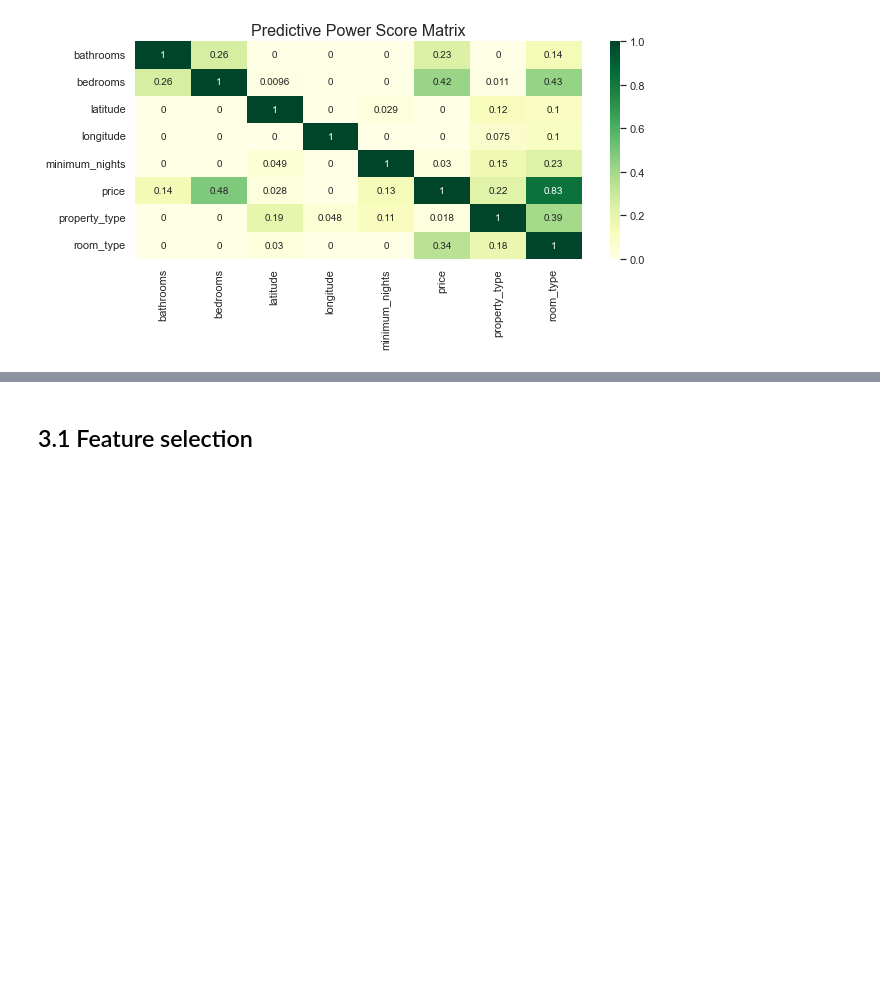
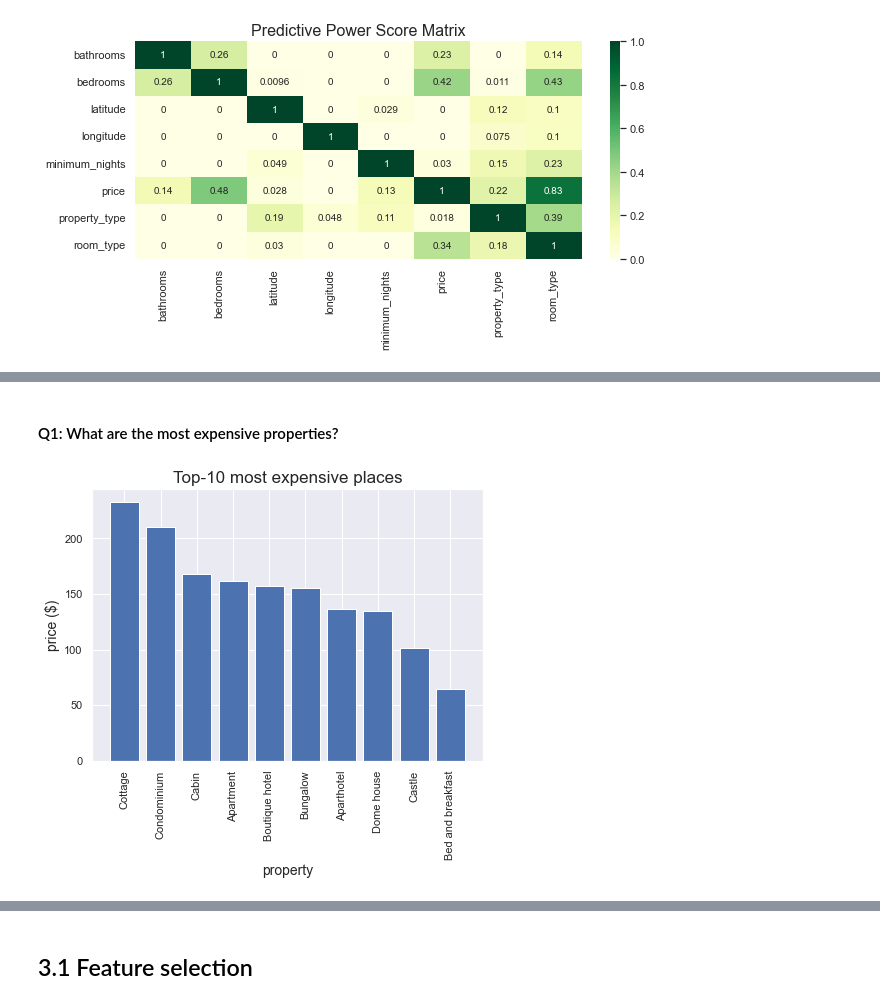
Before and after one commit to dissagaliyeva/property-rentals-analysis, a Jupyter notebook: analysis.ipynb, the cells around one changed output, grey strips where cells are left out. Saved outputs shown, nothing was run; the diff lists cells and outputs as text; code cells hidden in the pictures; blank space fills up the shorter version.

Commit message:
Answer 5 questions for exploratory data analysis

```diff
--- a/analysis.ipynb
+++ b/analysis.ipynb
@@ -568,0 +577,14 @@ pps_matrix(cleaned_df)
+# %% [markdown]
+#### Q1: What are the most expensive properties?
+# %%
+properties = cleaned_df.groupby('property_type')['price'].mean().reset_index().head(10)
+
+plt.bar(data=properties.sort_values('price', ascending=False),
+        x='property_type', height='price')
+plt.xticks(rotation=90)
+plt.title('Top-10 most expensive places', fontsize=17)
+plt.xlabel('property', fontsize=14)
+plt.ylabel('price ($)', fontsize=14)
+plt.show()
+# %% [output]
+[figure, added]
```
Also changed, not shown: parts of 11 cells of this notebook.
